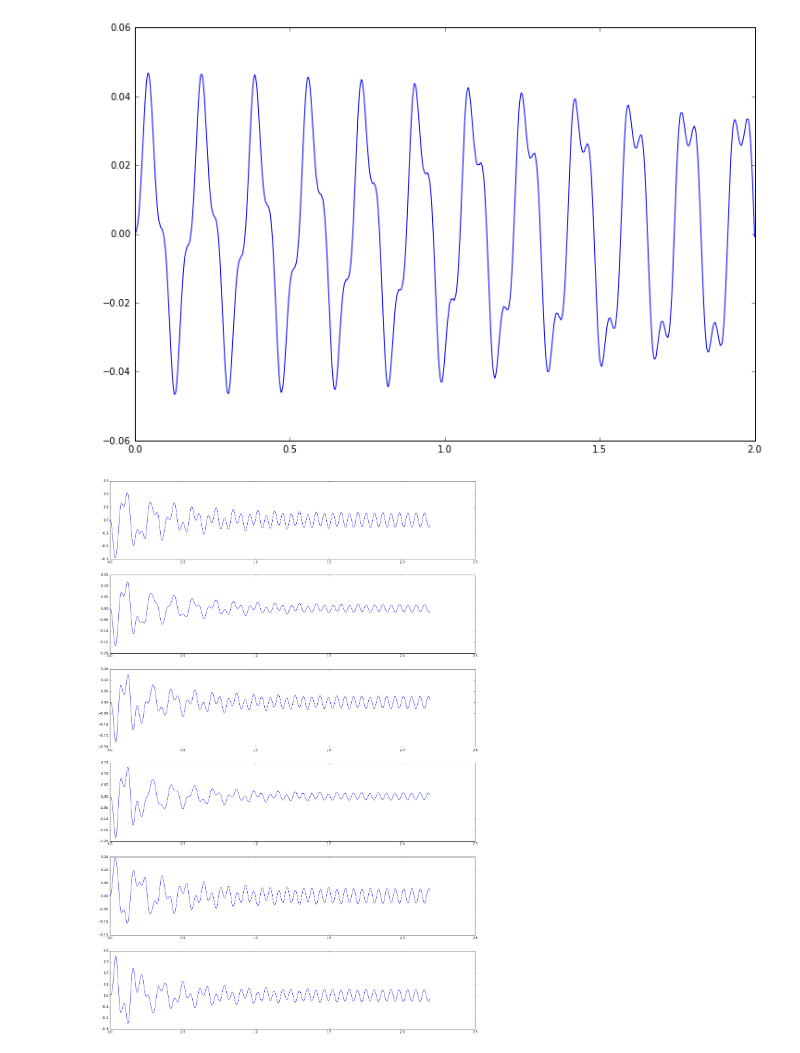
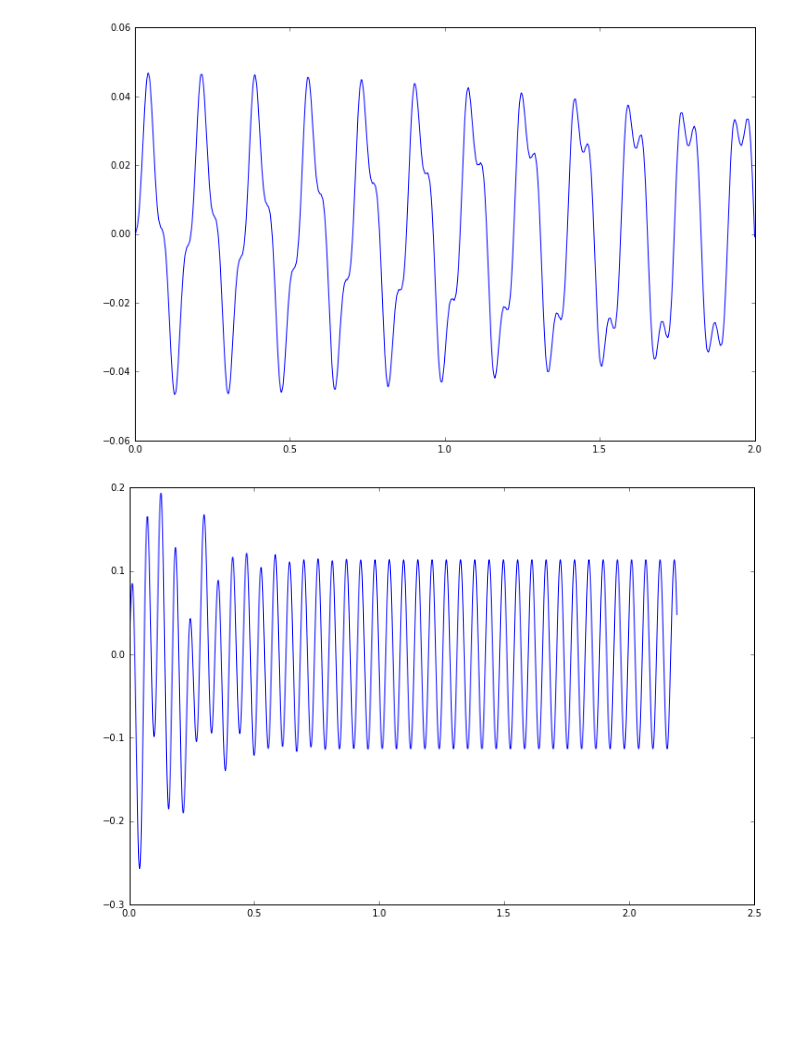
Before and after one commit to Ivan768/MSE-diplomski, a Jupyter notebook: MSE.ipynb, the cells around one changed output. Cells and saved outputs as stored; diff of their text form; code cells hidden in the pictures; blank space fills up the shorter version.

```diff
--- a/MSE.ipynb
+++ b/MSE.ipynb
@@ -41,7 +39,7 @@ E = 12.5 * 10**9 # [N/m^2]
 m_uk = 0.650 * 7/8 # [kg] ~~~ 7/8 jer je greda razrezana s 2.40 m na 2.10 m
 rho = m_uk / (l*b*h) #[kg/m^3]
 m_uteg = 0.1 # [kg]
-ksi = 0.05 # vidjeti u eksperimentu
+ksi = 0.17 # vidjeti u eksperimentu
 delay_t_primjer = 1.0 #[sec] kašnjenje potresnog signala
 t = 5 #[sec] proračun se vrši samo za prvih 5 sekundi
 r_u_l_primjer = "u" # rubni uvjet lijevo je upeti ležaj
@@ -682,17 +619,18 @@ def xg_intezitet(delay_t, r_u_l, r_u_d, potres):
 
     r = Gama(n_primjer, r_u_l, r_u_d).shape[1]
     if "sinus" not in potres or potres != "const":
-        zapis = np.interp(np.linspace(0,t,int((t+delay_t)/delta_t)),
+        interp = np.interp(np.linspace(0,t,int(t/delta_t)),
                           xg_vrijeme_osn(potres, delay_t),
                           xg_intezitet_osn(potres, delay_t))
+        zapis = np.append(interp,np.zeros((1, int(delay_t/delta_t))))
     if "sinus" in potres or potres == "const":
         zapis = xg_intezitet_osn(potres, delay_t)
     xg_intezitet = np.zeros((r, int((t+delay_t)/delta_t))) # iniciranje nul matrice
     xg_intezitet[0,:int((t+delay_t)/delta_t)]= zapis
-    if r_u_l == "z":
+    if r_u_d == "s" or potres == "eksperiment":
+        pass
+    elif r_u_l == "z":
         xg_intezitet[1,int(delay_t/delta_t):]= zapis[:int(t/delta_t)]
-    elif r_u_d == "s":
-        pass
     elif r_u_l == "u":
         xg_intezitet[2,int(delay_t/delta_t):]= zapis[:int(t/delta_t)]
     return xg_intezitet
@@ -1080,11 +1021,10 @@ direktna_integracija_FDM()
 # %%
 def usporedba_tot():
     t = 2.0
     ksi = 0.0
-    pomak_uk = prostor_stanja(3, "z", "z", 0.2, "1210 sinus 0.057")[0][:6,:] + 0*xg_intezitet(0.2, "z", "z", "0.1 sinus 0.057")[0]
-    fig, axes = plt.subplots(6, figsize = (20,30))
-    for i in range(6):
-        axes[i].plot(xg_vrijeme(0)[:7000], pomak_uk[i,:7000])
+    pomak_uk = prostor_stanja(3, "z", "z", 0.2, "1210 sinus 0.057")[0][:6,:] + 1*xg_intezitet(0.2, "z", "z", "0.1 sinus 0.057")[0]
+    fig, axes = plt.subplots(figsize = (12,8))
+    axes.plot(xg_vrijeme(0.2)[:7000], pomak_uk[3,:7000])
 usporedba_tot()
 # %% [output]
-[figure, old version]
+[figure, new version]
```
Also changed, not shown: parts of 20 cells of this notebook, 1 other file.
